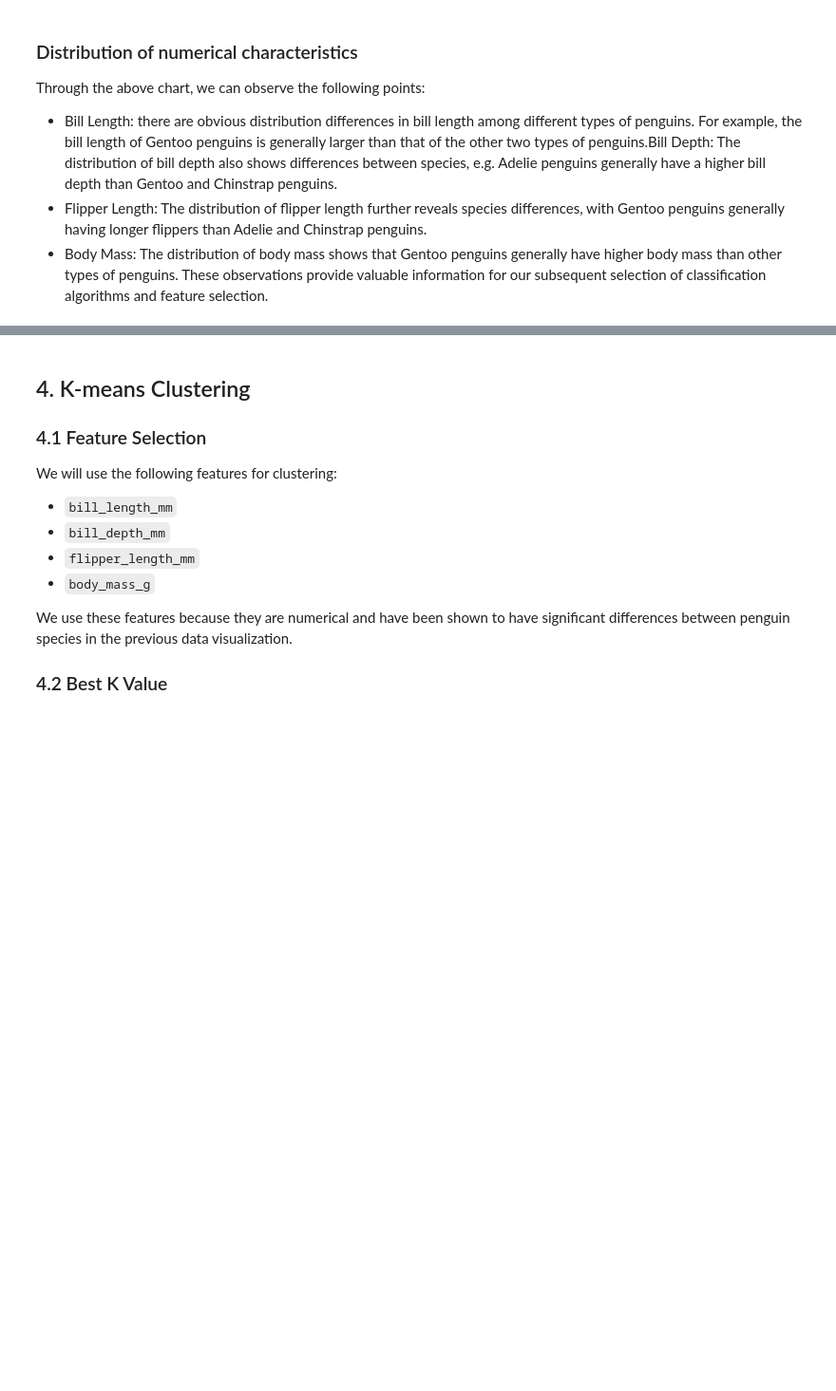
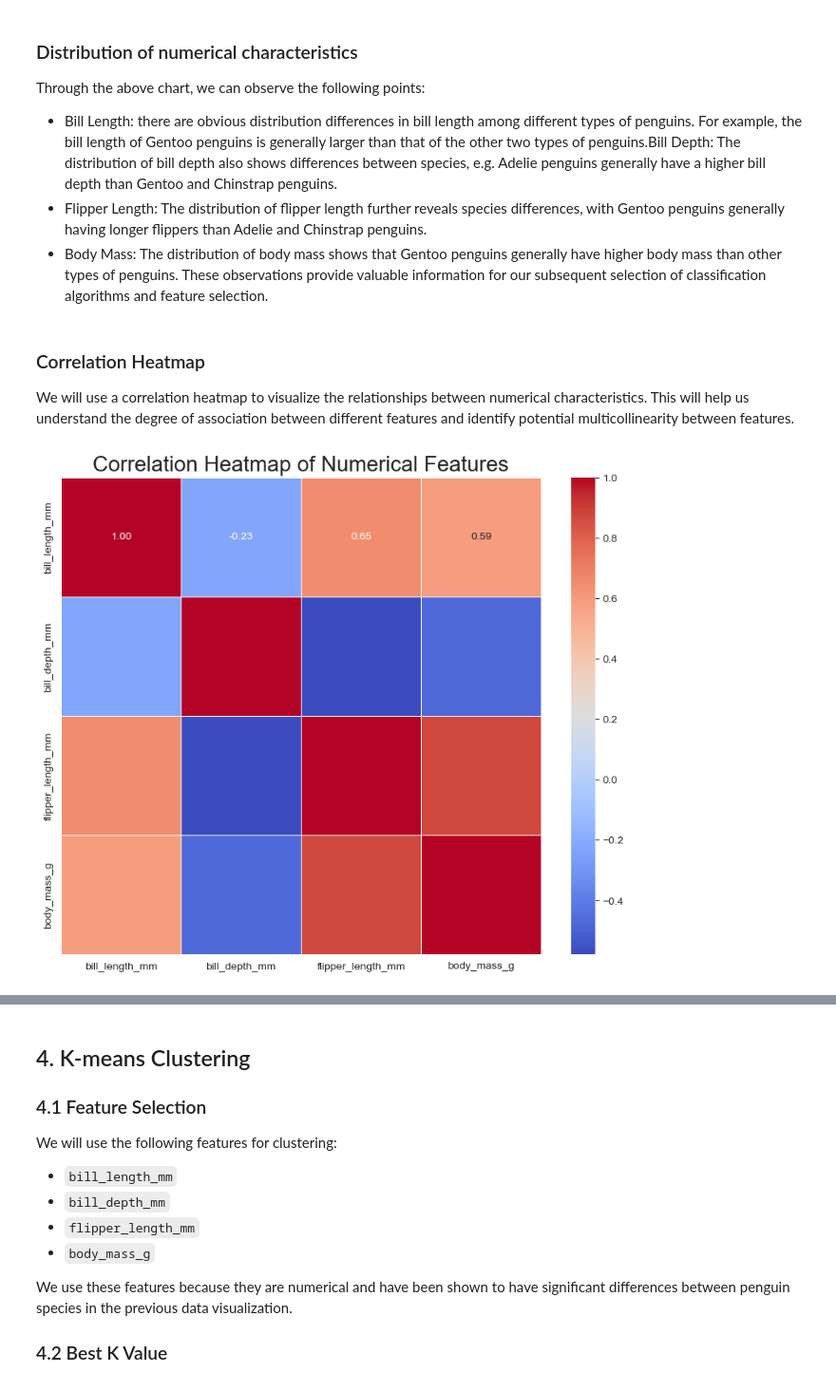
Before and after one commit to Slliki/MScProject, a Jupyter notebook: AI_TA/Coursework/AI_Cousework.ipynb, the cells around one changed output, grey strips where cells are left out. Shown at 95% size. Cells and saved outputs as stored; diff of their text form; code cells hidden in the pictures; blank space fills up the shorter version.

```diff
--- a/AI_TA/Coursework/AI_Cousework.ipynb
+++ b/AI_TA/Coursework/AI_Cousework.ipynb
@@ -235,3 +252,17 @@ Through the above chart, we can observe the following points:
 - Flipper Length: The distribution of flipper length further reveals species differences, with Gentoo penguins generally having longer flippers than Adelie and Chinstrap penguins.
 - Body Mass: The distribution of body mass shows that Gentoo penguins generally have higher body mass than other types of penguins.
 These observations provide valuable information for our subsequent selection of classification algorithms and feature selection.
+# %% [markdown]
+### Correlation Heatmap
+We will use a correlation heatmap to visualize the relationships between numerical characteristics. This will help us understand the degree of association between different features and identify potential multicollinearity between features.
+# %%
+# correlation matrix
+correlation_matrix = penguins[['bill_length_mm', 'bill_depth_mm', 'flipper_length_mm', 'body_mass_g']].corr()
+
+# heatmap
+plt.figure(figsize=(10, 8))
+sns.heatmap(correlation_matrix, cmap='coolwarm', fmt=".2f", linewidths=.5,annot=True)
+plt.title('Correlation Heatmap of Numerical Features', size=20)
+plt.show()
+# %% [output]
+[figure, added]
```
Also changed, not shown: parts of 15 cells of this notebook, 6 other files.
